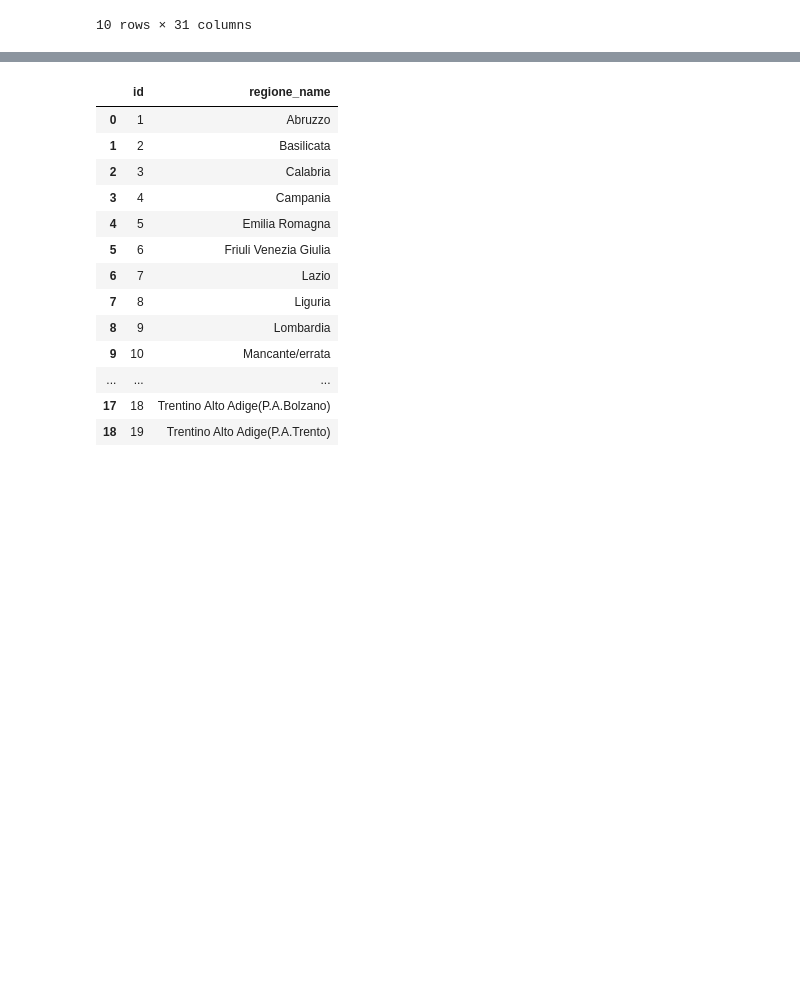
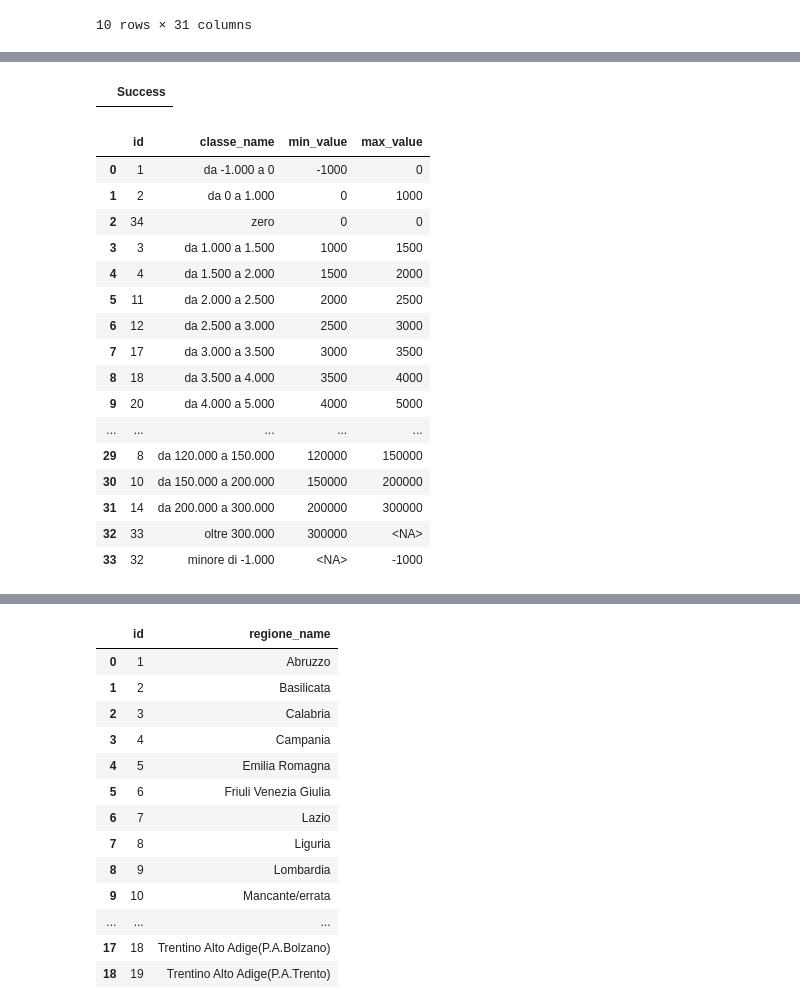
Before and after one commit to UniVR-DH/DBMS-course, a Jupyter notebook: notebooks/lab03-duckdb.ipynb, the cells around one changed output, grey strips where cells are left out. Drawn from its saved outputs; the diff is of its cells as text; code cells hidden in the pictures; blank space fills up the shorter version.

```diff
--- a/notebooks/lab03-duckdb.ipynb
+++ b/notebooks/lab03-duckdb.ipynb
@@ -179,0 +180,57 @@ SELECT * FROM classe_codes;
+# %%
+%%sql
+-- Add min_value and max_value columns
+ALTER TABLE classe_codes ADD COLUMN min_value BIGINT;
+ALTER TABLE classe_codes ADD COLUMN max_value BIGINT;
+
+-- Update for standard range format: "da X a Y"
+UPDATE classe_codes
+SET
+    min_value = CAST(REPLACE(REGEXP_EXTRACT(classe_name, 'da (-?[0-9.]+)', 1), '.', '') AS BIGINT),
+    max_value = CAST(REPLACE(REGEXP_EXTRACT(classe_name, 'a (-?[0-9.]+)$', 1), '.', '') AS BIGINT)
+WHERE classe_name LIKE 'da % a %';
+
+-- Update for "minore di -1.000"
+UPDATE classe_codes
+SET
+    min_value = NULL,
+    max_value = CAST(REPLACE(REGEXP_EXTRACT(classe_name, 'minore di (-?[0-9.]+)', 1), '.', '') AS BIGINT)
+WHERE classe_name LIKE 'minore di %';
+
+-- Update for "oltre X" format
+UPDATE classe_codes
+SET
+    min_value = CAST(REPLACE(REGEXP_EXTRACT(classe_name, 'oltre ([0-9.]+)', 1), '.', '') AS BIGINT),
+    max_value = NULL
+WHERE classe_name LIKE 'oltre %';
+
+-- Update for "zero" or exact value
+UPDATE classe_codes
+SET
+    min_value = 0,
+    max_value = 0
+WHERE classe_name = 'zero';
+# %% [output]
+|  | Success |
+# %%
+%%sql
+-- Show the generated IDs
+SELECT * FROM classe_codes ORDER BY min_value;
+# %% [output]
+|  | id | classe_name | min_value | max_value |
+| 0 | 1 | da -1.000 a 0 | -1000 | 0 |
+| 1 | 2 | da 0 a 1.000 | 0 | 1000 |
+| 2 | 34 | zero | 0 | 0 |
+| 3 | 3 | da 1.000 a 1.500 | 1000 | 1500 |
+| 4 | 4 | da 1.500 a 2.000 | 1500 | 2000 |
+| 5 | 11 | da 2.000 a 2.500 | 2000 | 2500 |
+| 6 | 12 | da 2.500 a 3.000 | 2500 | 3000 |
+| 7 | 17 | da 3.000 a 3.500 | 3000 | 3500 |
+| 8 | 18 | da 3.500 a 4.000 | 3500 | 4000 |
+| 9 | 20 | da 4.000 a 5.000 | 4000 | 5000 |
+| ... | ... | ... | ... | ... |
+| 29 | 8 | da 120.000 a 150.000 | 120000 | 150000 |
+| 30 | 10 | da 150.000 a 200.000 | 150000 | 200000 |
+| 31 | 14 | da 200.000 a 300.000 | 200000 | 300000 |
+| 32 | 33 | oltre 300.000 | 300000 | <NA> |
+| 33 | 32 | minore di -1.000 | <NA> | -1000 |
```
Also changed, not shown: parts of 5 cells of this notebook.
